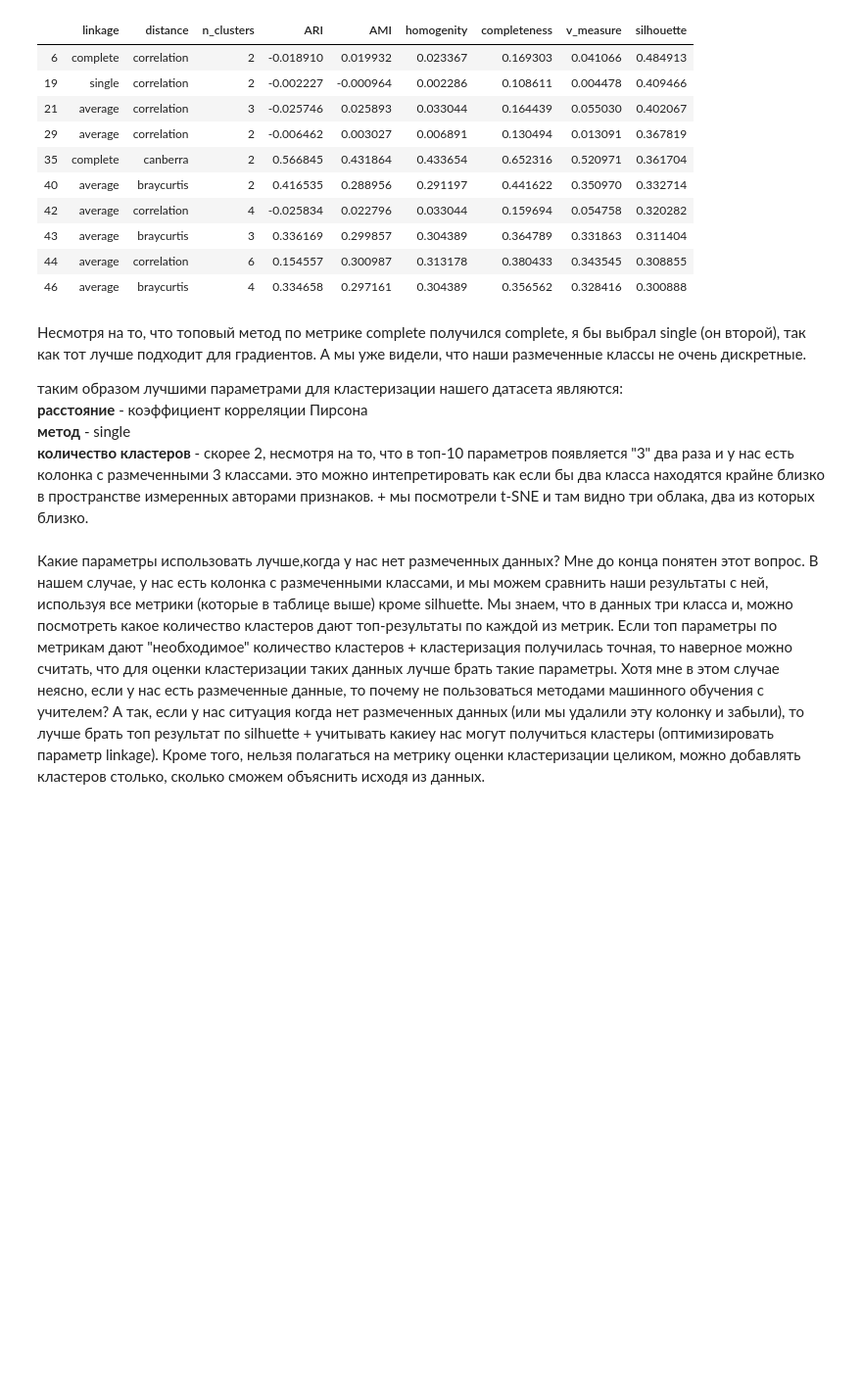
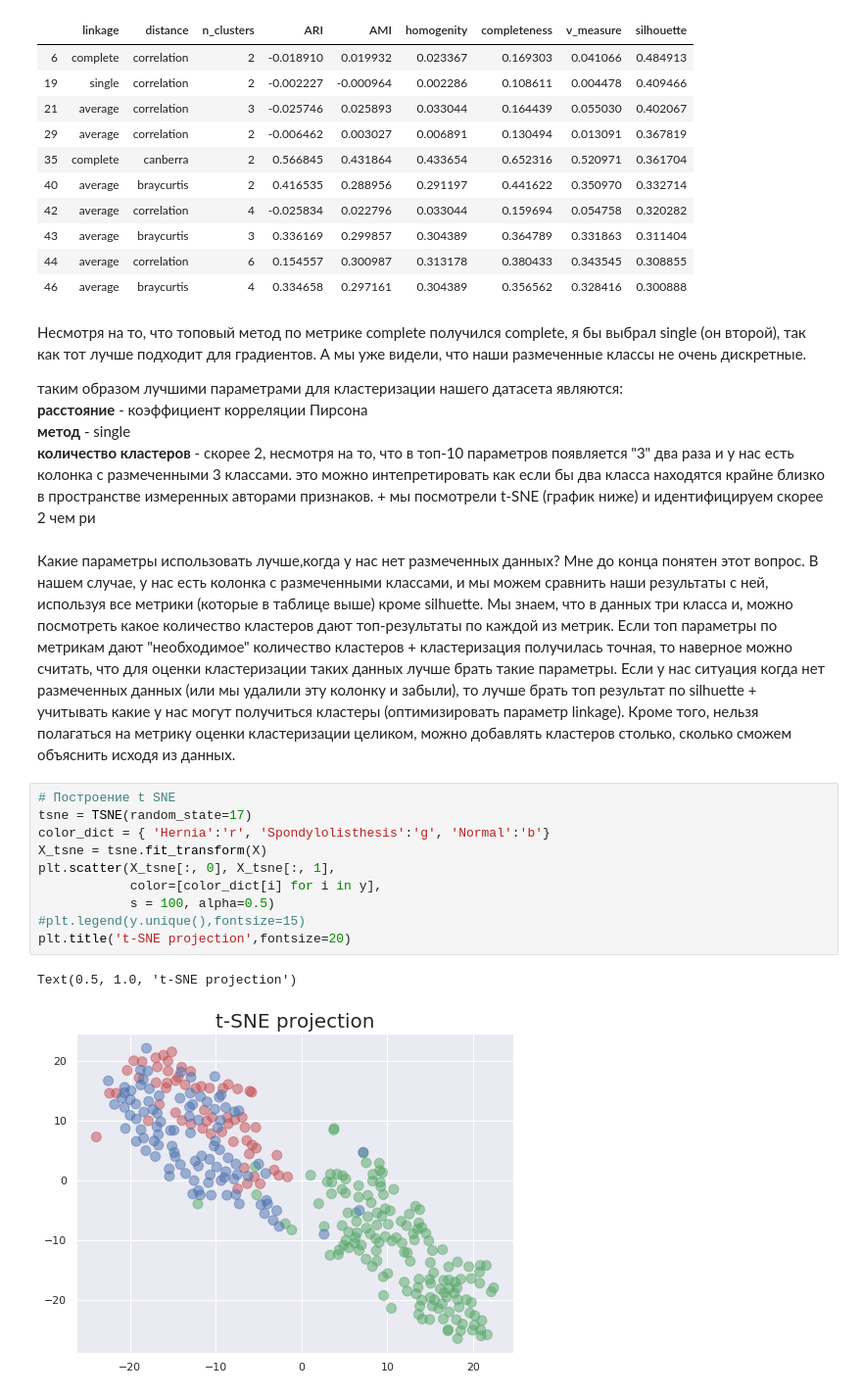
Before and after one commit to alexandretsarev/BI_2019_stat_R, a Jupyter notebook: ML_HW_03.ipynb, the cells around one changed output. Shown: that part at 98% size. Cells and saved outputs as stored; diff of their text form; blank space fills up the shorter version.

```diff
--- a/ML_HW_03.ipynb
+++ b/ML_HW_03.ipynb
@@ -310,6 +289,19 @@ metrics_dict2.head(10)
 таким образом лучшими параметрами для кластеризации нашего датасета являются:
 **расстояние** - коэффициент корреляции Пирсона
 **метод** - single
-**количество кластеров** - скорее 2, несмотря на то, что в топ-10 параметров появляется "3" два раза и у нас есть колонка с размеченными 3 классами. это можно интепретировать как если бы два класса находятся крайне близко в пространстве измеренных авторами признаков. + мы посмотрели t-SNE и там видно три облака, два из которых близко.
+**количество кластеров** - скорее 2, несмотря на то, что в топ-10 параметров появляется "3" два раза и у нас есть колонка с размеченными 3 классами. это можно интепретировать как если бы два класса находятся крайне близко в пространстве измеренных авторами признаков. + мы посмотрели t-SNE (график ниже) и идентифицируем скорее 2 чем ри
 # %% [markdown]
-Какие параметры использовать лучше,когда у нас нет размеченных данных? Мне до конца понятен этот вопрос. В нашем случае, у нас есть колонка с размеченными классами, и мы можем сравнить наши результаты с ней, используя все метрики (которые в таблице выше) кроме silhuette. Мы знаем, что в данных три класса и, можно посмотреть какое количество кластеров дают топ-результаты по каждой из метрик. Если топ параметры по метрикам дают "необходимое" количество кластеров + кластеризация получилась точная, то наверное можно считать, что для оценки кластеризации таких данных лучше брать такие параметры. Хотя мне в этом случае неясно, если у нас есть размеченные данные, то почему не пользоваться методами машинного обучения с учителем? А так, если у нас ситуация когда нет размеченных данных (или мы удалили эту колонку и забыли), то лучше брать топ результат по silhuette + учитывать какиеу нас могут получиться кластеры (оптимизировать параметр linkage). Кроме того, нельзя полагаться на метрику оценки кластеризации целиком, можно добавлять кластеров столько, сколько сможем объяснить исходя из данных.
+Какие параметры использовать лучше,когда у нас нет размеченных данных? Мне до конца понятен этот вопрос. В нашем случае, у нас есть колонка с размеченными классами, и мы можем сравнить наши результаты с ней, используя все метрики (которые в таблице выше) кроме silhuette. Мы знаем, что в данных три класса и, можно посмотреть какое количество кластеров дают топ-результаты по каждой из метрик. Если топ параметры по метрикам дают "необходимое" количество кластеров + кластеризация получилась точная, то наверное можно считать, что для оценки кластеризации таких данных лучше брать такие параметры. Если у нас ситуация когда нет размеченных данных (или мы удалили эту колонку и забыли), то лучше брать топ результат по silhuette + учитывать какие у нас могут получиться кластеры (оптимизировать параметр linkage). Кроме того, нельзя полагаться на метрику оценки кластеризации целиком, можно добавлять кластеров столько, сколько сможем объяснить исходя из данных.
+# %%
+# Построение t SNE
+tsne = TSNE(random_state=17)
+color_dict = { 'Hernia':'r', 'Spondylolisthesis':'g', 'Normal':'b'}
+X_tsne = tsne.fit_transform(X)
+plt.scatter(X_tsne[:, 0], X_tsne[:, 1],
+            color=[color_dict[i] for i in y],
+            s = 100, alpha=0.5)
+#plt.legend(y.unique(),fontsize=15)
+plt.title('t-SNE projection',fontsize=20)
+# %% [output]
+Text(0.5, 1.0, 't-SNE projection')
+[figure, added]
```
Also changed, not shown: parts of 3 cells of this notebook.
